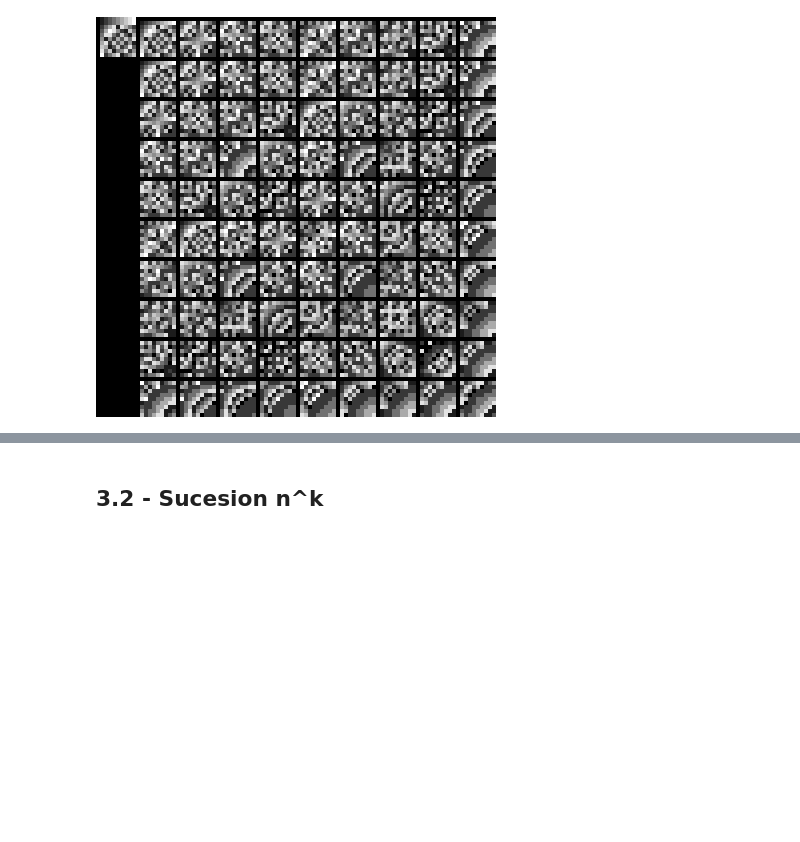
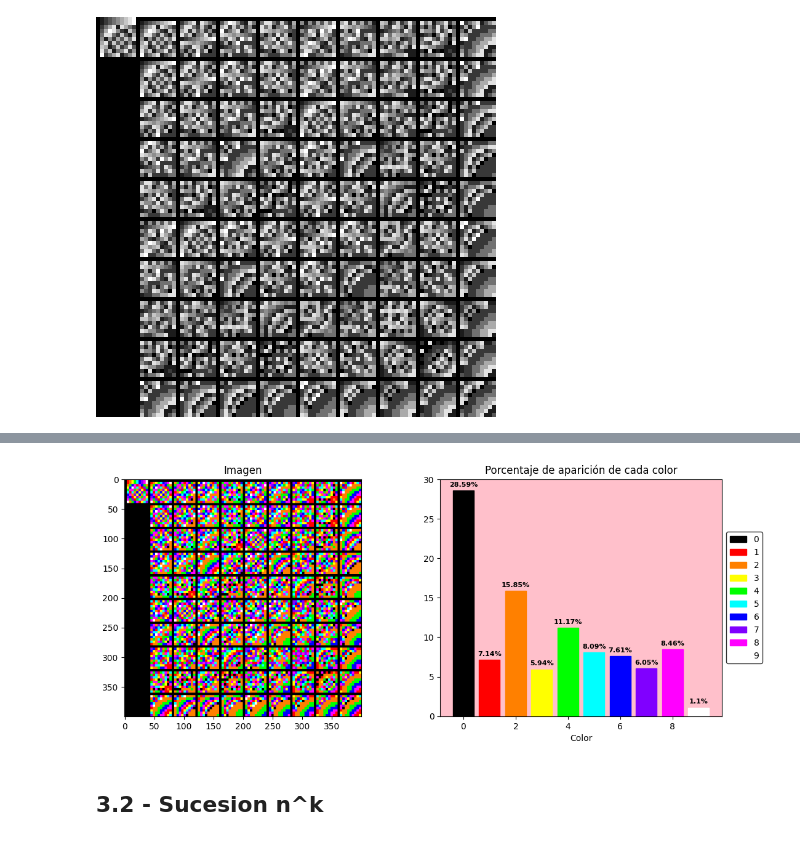
Before and after one commit to Dnllns/B10_clustering, a Jupyter notebook: B10_clustering.ipynb, the cells around one changed output, grey strips where cells are left out. Cells and saved outputs as stored; diff of their text form; code cells hidden in the pictures; blank space fills up the shorter version.

```diff
--- a/B10_clustering.ipynb
+++ b/B10_clustering.ipynb
@@ -630,3 +630,10 @@ Siguiendo con la estructura matricial, vamos a representar los datos como una su
 def number_to_gray(number):
     gray = int((255/9) * number)
     return (gray, gray, gray)
+# %%
+# generamos una lista de colores en blanco y negro usando la funcion number_to_gray
+gray_list = []
+for i in range(10):
+    gray_list.append(number_to_gray(i))
+
+print(gray_list)
@@ -636,6 +645,7 @@ def number_to_gray(number):
 Podemos definir tambien distintas paletas de color
 # %%
 default_colors = {
+    0: (0, 0, 0),         # black
     1: (255, 0, 0),      # red
     2: (255, 128, 0),    # orange
     3: (255, 255, 0),    # yellow
@@ -644,8 +654,7 @@ default_colors = {
     6: (0, 0, 255),      # blue
     7: (128, 0, 255),    # purple
     8: (255, 0, 255),    # magenta
-    9: (255, 255, 255),  # white
-    0: (0, 0, 0)         # black
+    9: (255, 255, 255)  # white
 }
 
 neon_colors = {
@@ -1056,7 +1065,7 @@ gen_supermatrix_image(
 # %% [markdown]
 Supermatriz de la sucesion producto bajo el operador RB_10-
 # %%
-gen_supermatrix_image(
+color_img = gen_supermatrix_image(
     producto,     # Funcion que calcula los numeros de la sucesion
     "-",          # Metodo de generacion de la sucesion "+", "-", "*", "/", "
     0,              # Termino inicial de la sucesion
@@ -1065,6 +1074,8 @@ gen_supermatrix_image(
     4,              # Escala de la imagen  4 = 1 pixel * 4 -> 1 pixel se expande en 4 pixeles
     number_to_color # Funcion que asigna un color a cada numero
 )
+
+display(color_img)
 # %% [output]
 [figure]
 # %% [markdown]
@@ -1084,3 +1107,64 @@ gen_supermatrix_image(
+# %%
+import matplotlib.pyplot as plt
+from collections import defaultdict
+from PIL import Image
+import numpy as np
+
+
+color_dict = default_colors
+
+img = color_img
+img = np.array(img)
+
+color_counts = defaultdict(int)
+for row in img:
+    for pixel in row:
+        color_counts[tuple(pixel)] += 1
+
+total_pixels = img.shape[0] * img.shape[1]
+color_percentages = {color: count / total_pixels * 100 for color, count in color_counts.items()}
+
+color_dict = {digit: tuple(np.array(color) / 255) for digit, color in color_dict.items()}
+
+
+
+# fig, ax = plt.subplots(1, 2, figsize=(12, 5))
+# ax[0].imshow(img)
+# ax[0].set_title("Imagen")
+# ax[1].bar(color_dict.keys(), color_percentages.values(), color=list(color_dict.values()), edgecolor='black')
+# ax[1].set_facecolor('gray')
+# ax[1].set_title("Porcentaje de aparición de cada color")
+# ax[1].set_xlabel("Color")
+
+# #Añadir una leyenda para cada color
+# ax[1].legend(color_dict.keys(), loc='center left', bbox_to_anchor=(1, 0.5))
+
+# for i, v in enumerate(color_percentages.values()):
+#     ax[1].text(i-0.5, v + 0.5, str(round(v, 2)) + '%', color='black', fontweight="bold", fontsize=6)
+
+# plt.show()
+
+
+fig, ax = plt.subplots(1, 2, figsize=(13, 5))
+ax[0].imshow(img)
+ax[0].set_title("Imagen")
+
+bars = ax[1].bar(color_dict.keys(), color_percentages.values(), color=list(color_dict.values()), edgecolor='black')
+
+ax[1].set_facecolor('pink')
+ax[1].set_title("Porcentaje de aparición de cada color")
+ax[1].set_xlabel("Color")
+
+for i, bar in enumerate(bars):
+    color = list(color_dict.values())[i]
+    ax[1].text(bar.get_x() + bar.get_width()/2 , bar.get_height() + 0.5, str(round(bar.get_height(), 2)) + '%', ha='center', color='black', fontsize=8, fontweight='bold')
+    bar.set_color(color)
+    bar.set_label(list(color_dict.keys())[i])
+
+ax[1].legend(loc='center left', bbox_to_anchor=(1, 0.5), edgecolor='black', )
+plt.show()
+# %% [output]
+[figure, added]
 # %% [markdown]
 ## 3.2 - Sucesion n^k
 # %% [markdown]
```
Also changed, not shown: parts of 3 cells of this notebook.
